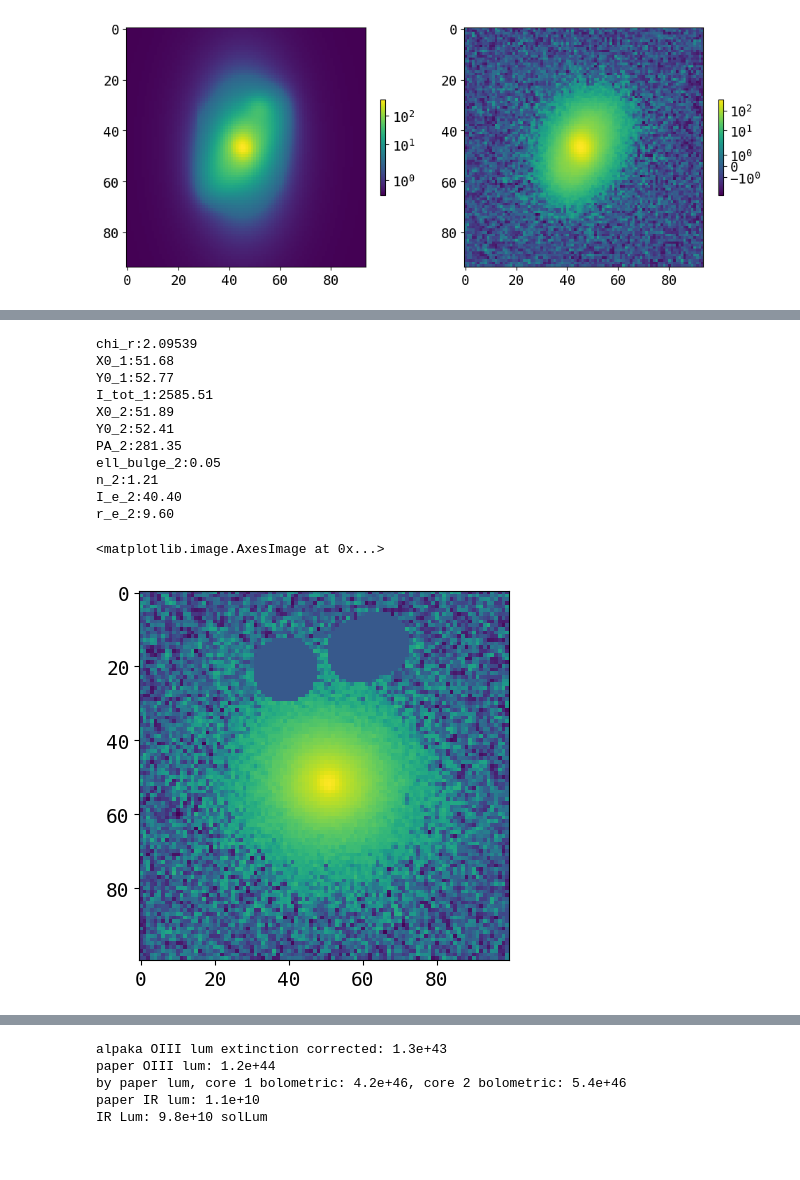
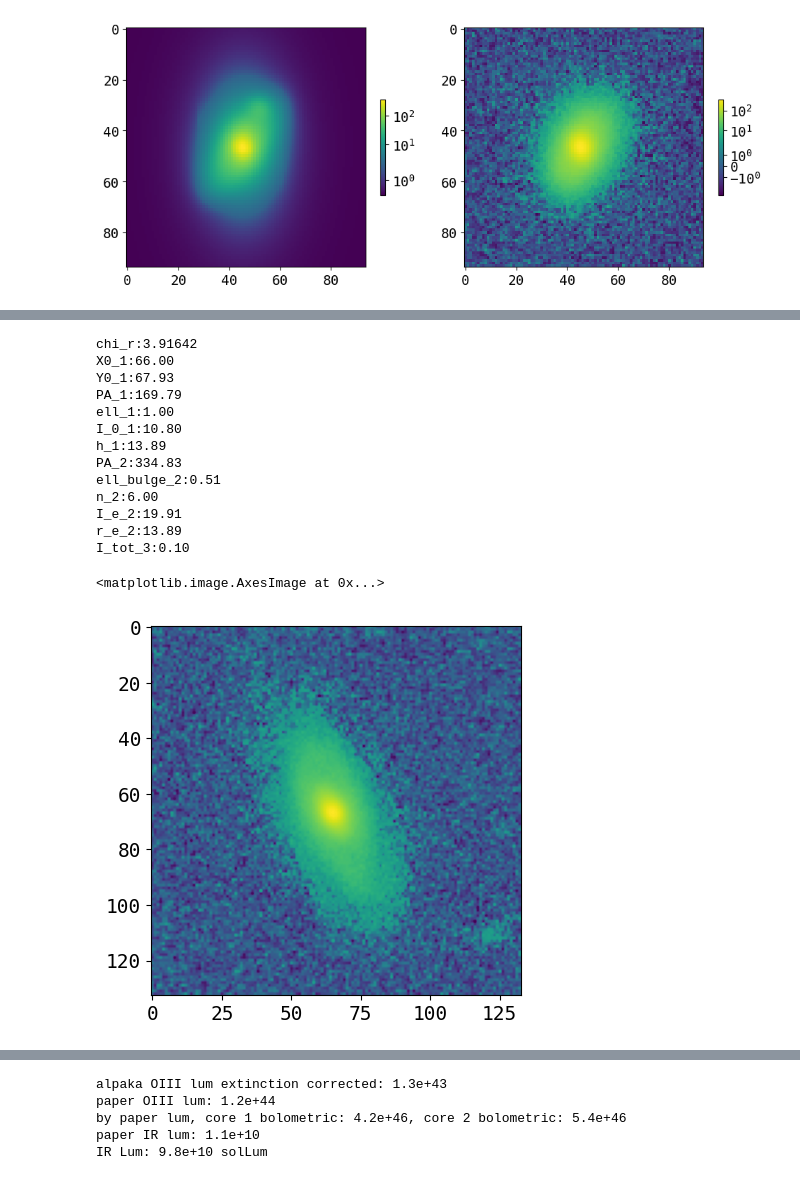
Before and after one commit to insepien/dualAGN, a Jupyter notebook: scrap_notebooks/checkFit.ipynb, the cells around one changed output, grey strips where cells are left out. Drawn from its saved outputs; the diff is of its cells as text; code cells hidden in the pictures.

```diff
--- a/scrap_notebooks/checkFit.ipynb
+++ b/scrap_notebooks/checkFit.ipynb
@@ -546,10 +546,10 @@ imageAGN_masked = mask_image(main_masked,rad=5,intens=5,agn_mask_size=50)#
 # %%
-on = "J0400-0652"
+on = "J0918+1100"
 
 with open(os.path.expanduser("/home/insepien/research-data/agn-result/fit/final_fit_nb/"+on+".pkl"),"rb") as f:
     d = pickle.load(f)
 imageAGN = d['imageSS']
-#imageFile = glob.glob(os.path.expanduser("~/research-data/agn-result/box/final_cut/"+on+"*"))[0]
+imageFile = glob.glob(os.path.expanduser("~/research-data/agn-result/box/final_cut/"+on+"*"))[0]
 #imageAGN = fits.getdata(os.path.expanduser(imageFile))
 with open(os.path.expanduser("~/research-data/psf-results/psf_pkls/psf_"+on+".pkl"),"rb") as f:
     d = pickle.load(f)
@@ -775,33 +798,35 @@ def save_data(modelname,image,model,configs,modelIms,fitResults,pnames,objectNam
 save_data(modelname,image=image, model=model,configs=[config0],modelIms=[modelIm0],fitResults=[fitRes0],pnames=pname0,objectName=on)
 # %%
 from modelComponents import modelComps
-on = "J0328-0710"
-fit_path = "/home/insepien/research-data/agn-result/fit/fit_masked_n0to10/masked_fit/"+on+".pkl"
-comp_path = "/home/insepien/research-data/agn-result/fit/fit_masked_n0to10/masked_fit_comp/"+on+"_comp.pkl"
+on = "J0918+1100"
+fit_path = "/home/insepien/research-data/agn-result/fit/fit_masked_n.3to6/masked_fit/"+on+".pkl"
+comp_path = "/home/insepien/research-data/agn-result/fit/fit_masked_n.3to6/masked_fit_comp/"+on+"_comp.pkl"
 
 with open(os.path.expanduser(fit_path),"rb") as f:
     d_fit = pickle.load(f)
 with open(os.path.expanduser(comp_path),"rb") as f:
     d_comp = pickle.load(f)
 
-modelname = 'psf,sersic'
+modelname = 'exp+sersic+psf'
 # print parameters
 ind = np.where(np.array(list(d_fit['modelNames'].keys()))==modelname)[0][0]
 print(f"chi_r:{d_fit['fitResults'][ind].fitStatReduced:.5f}")
 [print(f"{d_fit['paramNames'][ind][i]}:{d_fit['fitResults'][ind].params[i]:.2f}") for i in range(len(d_fit['paramNames'][ind]))];
 
 plt.imshow(d_fit['imageSS'],norm='symlog')
 # %% [output]
-chi_r:2.09539
-X0_1:51.68
-Y0_1:52.77
-I_tot_1:2585.51
-X0_2:51.89
-Y0_2:52.41
-PA_2:281.35
-ell_bulge_2:0.05
-n_2:1.21
-I_e_2:40.40
-r_e_2:9.60
+chi_r:3.91642
+X0_1:66.00
+Y0_1:67.93
+PA_1:169.79
+ell_1:1.00
+I_0_1:10.80
+h_1:13.89
+PA_2:334.83
+ell_bulge_2:0.51
+n_2:6.00
+I_e_2:19.91
+r_e_2:13.89
+I_tot_3:0.10
 <matplotlib.image.AxesImage at 0x...>
-[figure, old version]
+[figure, new version]
```
Also changed, not shown: parts of 21 cells of this notebook, 5 other files.
